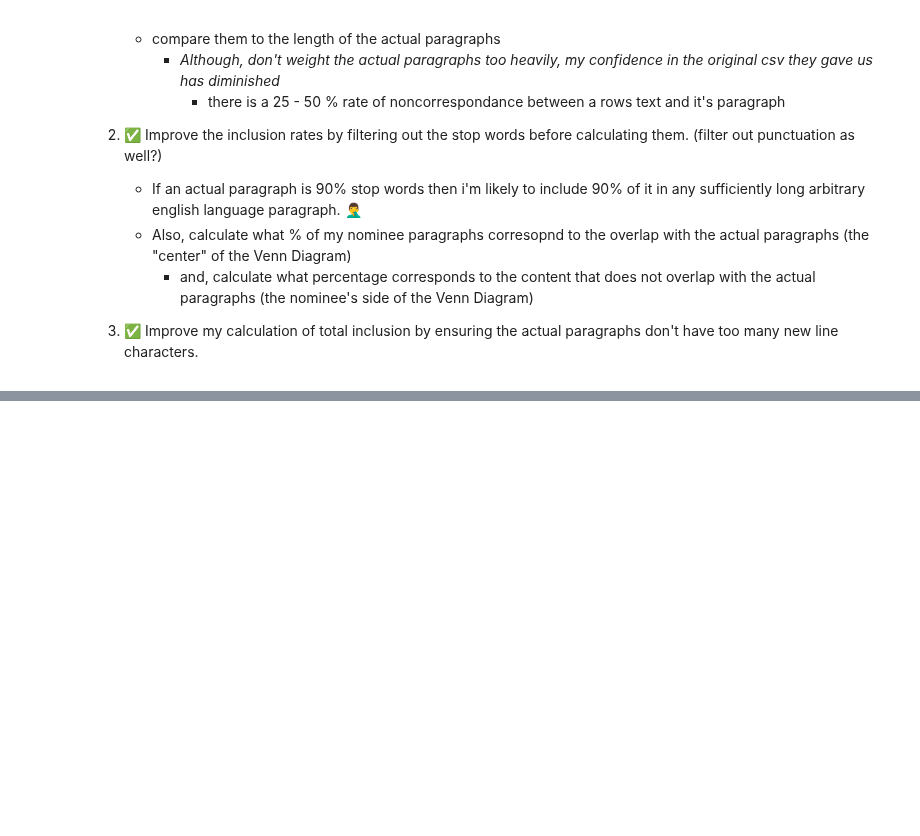
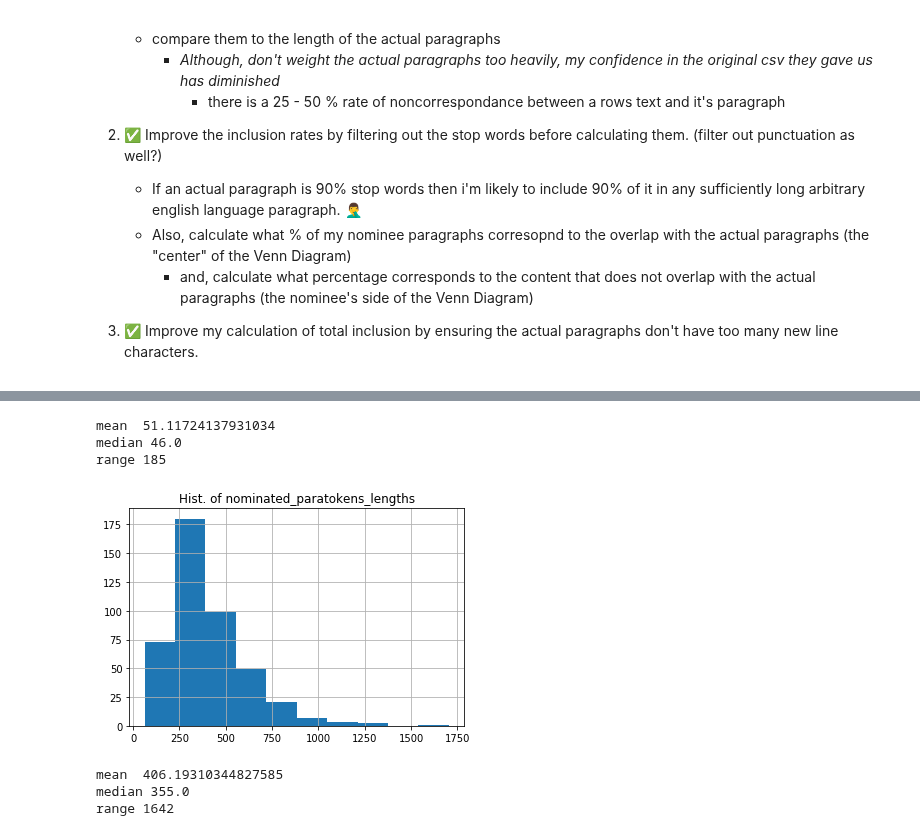
Before and after one commit to suhasinipallai/New_constructs, a Jupyter notebook: vertical-pipeline.ipynb, the cells around one changed output, grey strips where cells are left out. Saved outputs shown, nothing was run; the diff lists cells and outputs as text; code cells hidden in the pictures; blank space fills up the shorter version.

```diff
--- a/vertical-pipeline.ipynb
+++ b/vertical-pipeline.ipynb
@@ -602,0 +800,8 @@ In November 2014, the company's Board of Directors authorized a $500 million sha
+# %%
+print('mean ', np.mean(np.array(actual_paratokens_lengths)))
+print('median', np.median(np.array(actual_paratokens_lengths)))
+print('range', np.max(np.array(actual_paratokens_lengths)) - np.min(np.array(actual_paratokens_lengths)))
+# %% [output]
+mean  51.11724137931034
+median 46.0
+range 185
@@ -602,0 +810,15 @@ In November 2014, the company's Board of Directors authorized a $500 million sha
+# %%
+plt.hist(nominated_paratokens_lengths)
+plt.title('Hist. of nominated_paratokens_lengths')
+plt.grid()
+plt.show()
+# %% [output]
+[figure, added]
+# %%
+print('mean ', np.mean(np.array(nominated_paratokens_lengths)))
+print('median', np.median(np.array(nominated_paratokens_lengths)))
+print('range', np.max(np.array(nominated_paratokens_lengths)) - np.min(np.array(nominated_paratokens_lengths)))
+# %% [output]
+mean  406.19310344827585
+median 355.0
+range 1642
```
Also changed, not shown: parts of 41 cells of this notebook.
